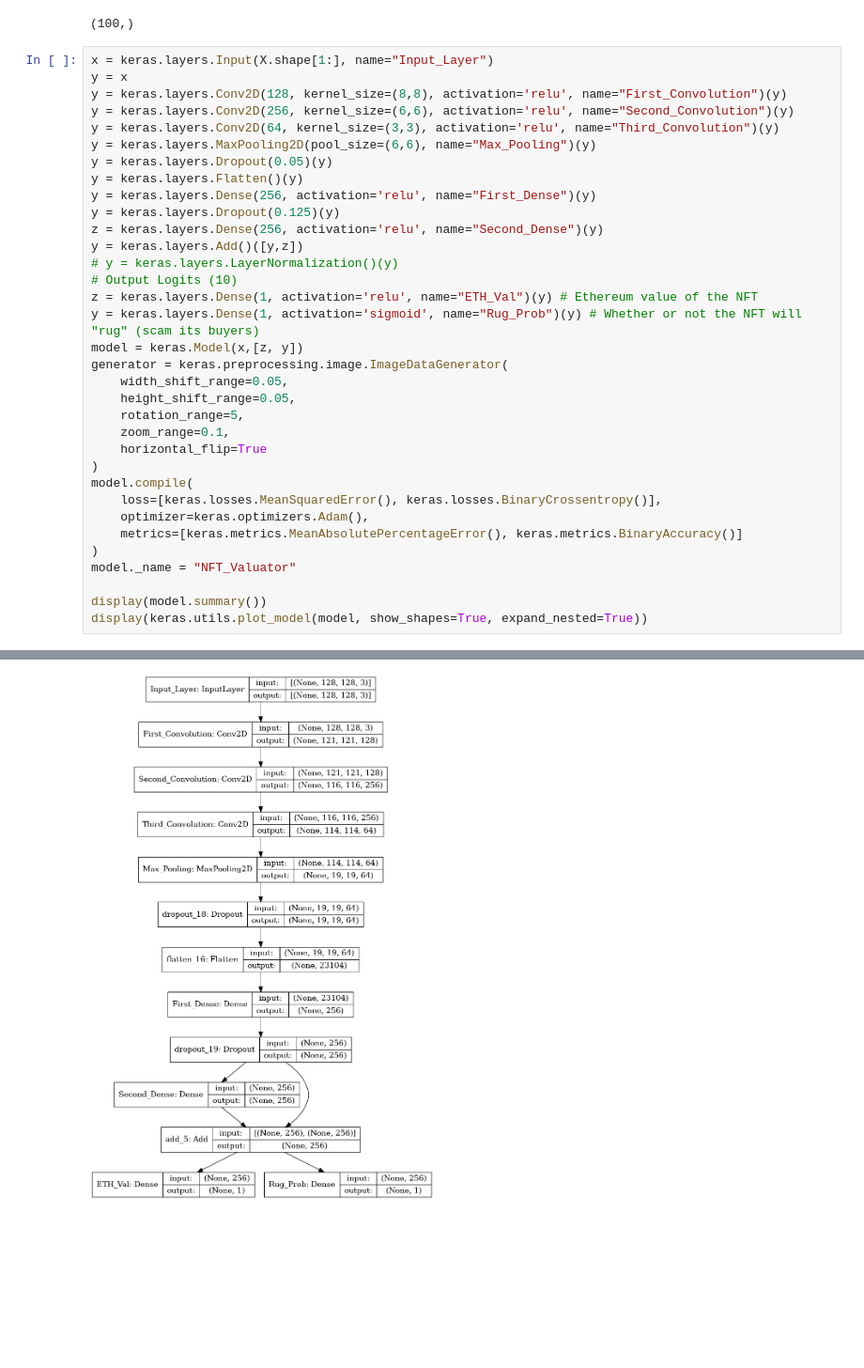
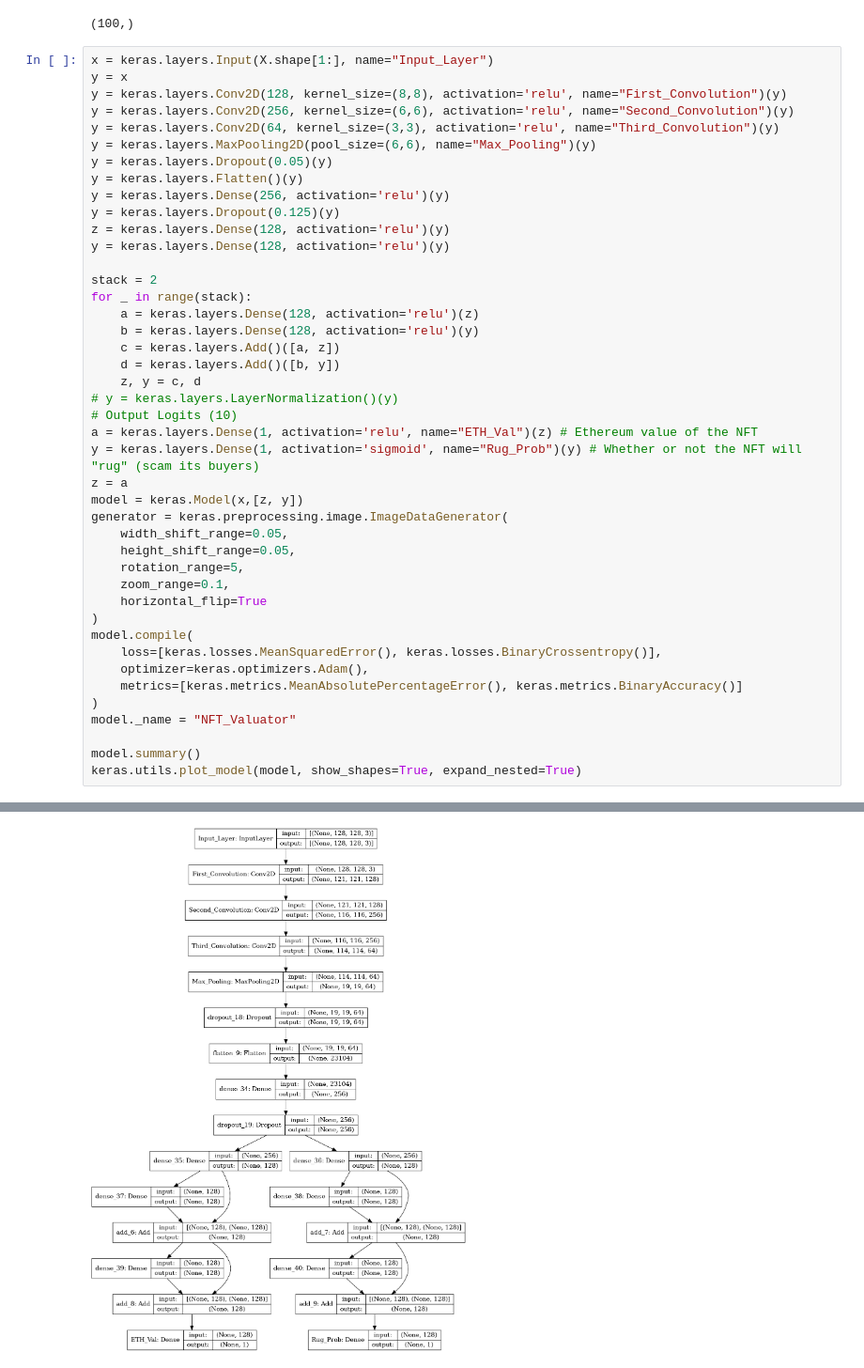
Before and after one commit to CSCI4850/s22-team4-project, a Jupyter notebook: Project_Network.ipynb, the cells around one changed output, grey strips where cells are left out. Shown: that part at 94% size. Cells and saved outputs as stored; diff of their text form; blank space fills up the shorter version.

```diff
--- a/Project_Network.ipynb
+++ b/Project_Network.ipynb
@@ -32,14 +32,23 @@ y = keras.layers.Conv2D(64, kernel_size=(3,3), activation='relu', name="Third_Co
 y = keras.layers.MaxPooling2D(pool_size=(6,6), name="Max_Pooling")(y)
 y = keras.layers.Dropout(0.05)(y)
 y = keras.layers.Flatten()(y)
-y = keras.layers.Dense(256, activation='relu', name="First_Dense")(y)
+y = keras.layers.Dense(256, activation='relu')(y)
 y = keras.layers.Dropout(0.125)(y)
-z = keras.layers.Dense(256, activation='relu', name="Second_Dense")(y)
-y = keras.layers.Add()([y,z])
+z = keras.layers.Dense(128, activation='relu')(y)
+y = keras.layers.Dense(128, activation='relu')(y)
+
+stack = 2
+for _ in range(stack):
+    a = keras.layers.Dense(128, activation='relu')(z)
+    b = keras.layers.Dense(128, activation='relu')(y)
+    c = keras.layers.Add()([a, z])
+    d = keras.layers.Add()([b, y])
+    z, y = c, d
 # y = keras.layers.LayerNormalization()(y)
 # Output Logits (10)
-z = keras.layers.Dense(1, activation='relu', name="ETH_Val")(y) # Ethereum value of the NFT
+a = keras.layers.Dense(1, activation='relu', name="ETH_Val")(z) # Ethereum value of the NFT
 y = keras.layers.Dense(1, activation='sigmoid', name="Rug_Prob")(y) # Whether or not the NFT will "rug" (scam its buyers)
+z = a
 model = keras.Model(x,[z, y])
 generator = keras.preprocessing.image.ImageDataGenerator(
     width_shift_range=0.05,
@@ -55,8 +64,8 @@ model.compile(
 )
 model._name = "NFT_Valuator"
 
-display(model.summary())
-display(keras.utils.plot_model(model, show_shapes=True, expand_nested=True))
+model.summary()
+keras.utils.plot_model(model, show_shapes=True, expand_nested=True)
 # %% [output]
 Model: "NFT_Valuator"
 __________________________________________________________________________________________________
@@ -79 +87 @@ None
-[figure, old version]
+[figure, new version]
```
Also changed, not shown: parts of 1 cell of this notebook.
